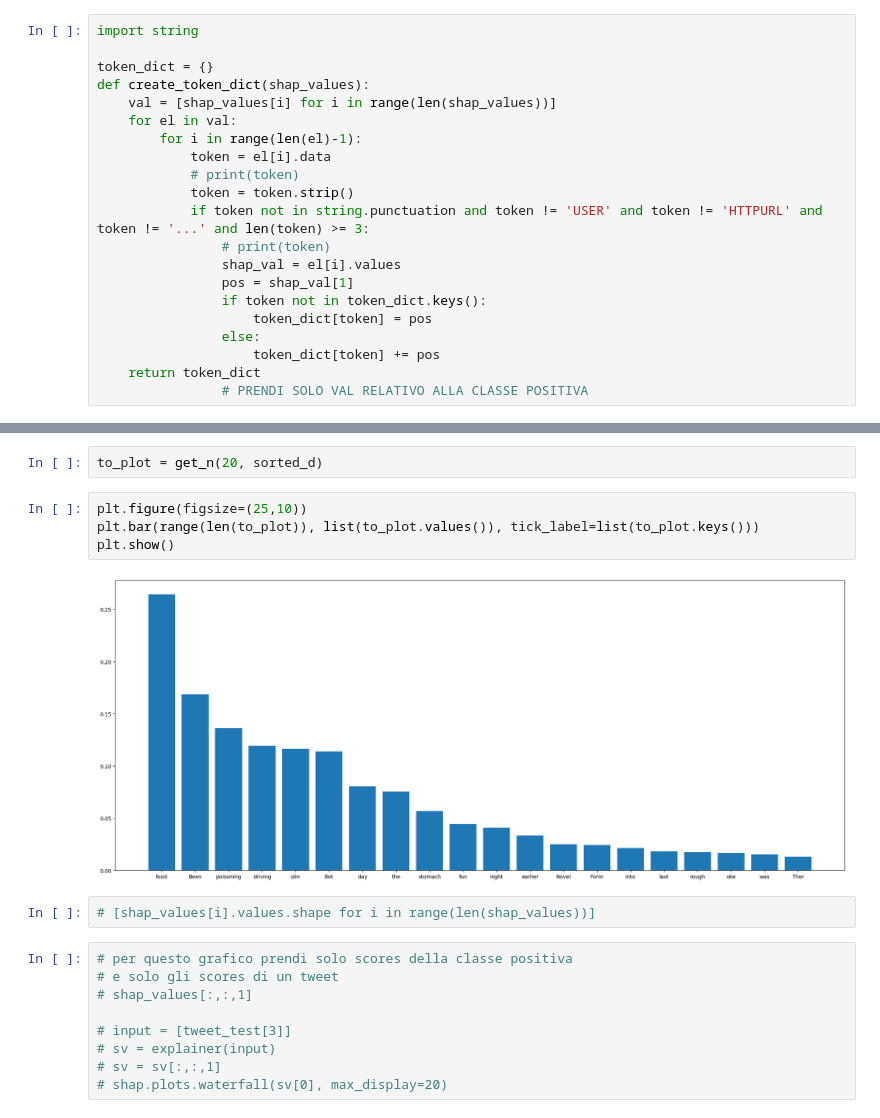
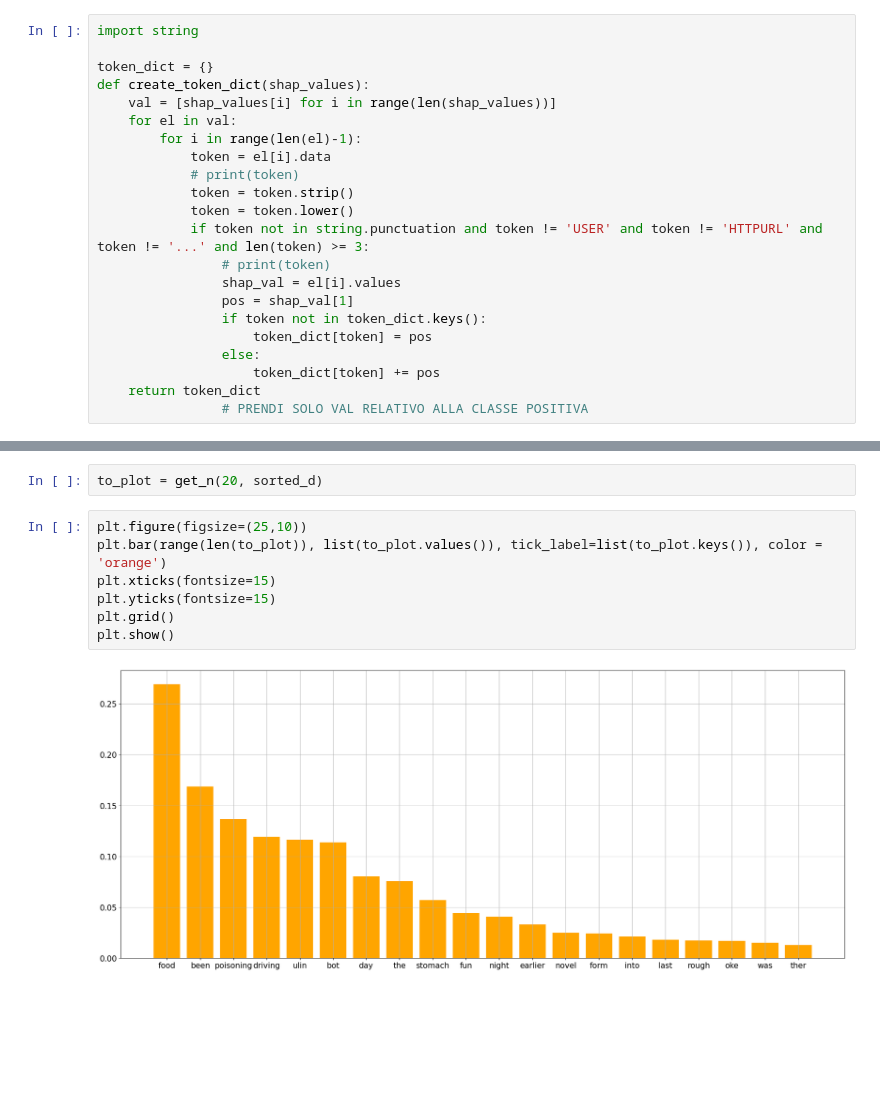
Before and after one commit to auro736/food_risk_MS_thesis, a Jupyter notebook: tasks/shap.ipynb, the cells around one changed output, grey strips where cells are left out. Cells and saved outputs as stored; diff of their text form; blank space fills up the shorter version.

```diff
--- a/tasks/shap.ipynb
+++ b/tasks/shap.ipynb
@@ -89,6 +85,7 @@ def create_token_dict(shap_values):
             token = el[i].data
             # print(token)
             token = token.strip()
+            token = token.lower()
             if token not in string.punctuation and token != 'USER' and token != 'HTTPURL' and token != '...' and len(token) >= 3:
                 # print(token)
                 shap_val = el[i].values
@@ -135,18 +112,10 @@ def get_n(n,token_dict):
 to_plot = get_n(20, sorted_d)
 # %%
 plt.figure(figsize=(25,10))
-plt.bar(range(len(to_plot)), list(to_plot.values()), tick_label=list(to_plot.keys()))
+plt.bar(range(len(to_plot)), list(to_plot.values()), tick_label=list(to_plot.keys()), color = 'orange')
+plt.xticks(fontsize=15)
+plt.yticks(fontsize=15)
+plt.grid()
 plt.show()
 # %% [output]
-[figure, old version]
+[figure, new version]
-# %%
-# [shap_values[i].values.shape for i in range(len(shap_values))]
-# %%
-# per questo grafico prendi solo scores della classe positiva
-# e solo gli scores di un tweet
-# shap_values[:,:,1]
-
-# input = [tweet_test[3]]
-# sv = explainer(input)
-# sv = sv[:,:,1]
-# shap.plots.waterfall(sv[0], max_display=20)
```
Also changed, not shown: parts of 7 cells of this notebook.
